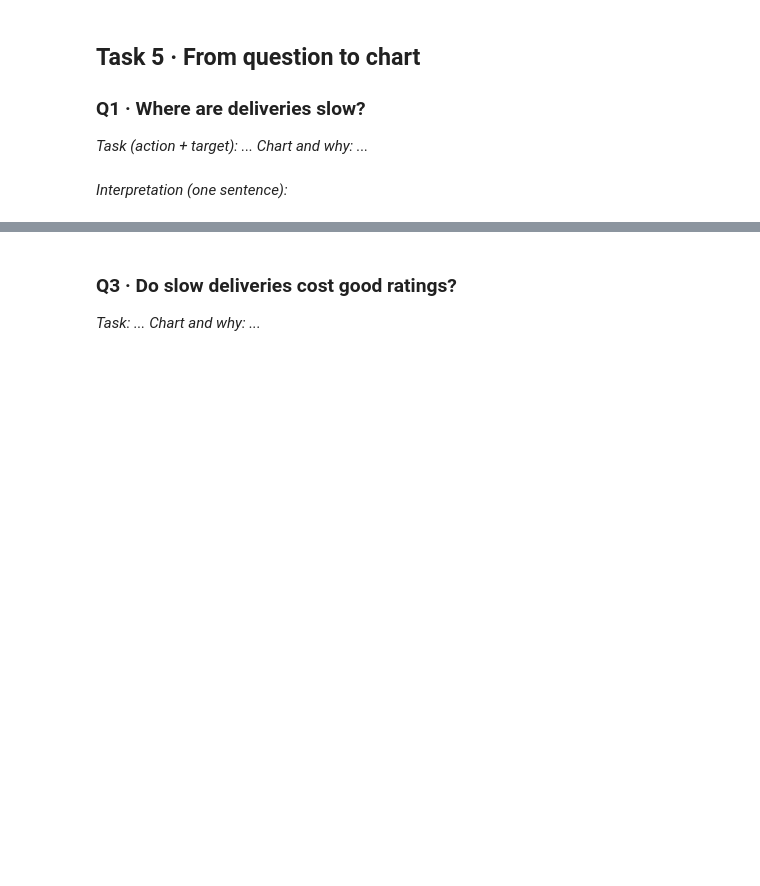
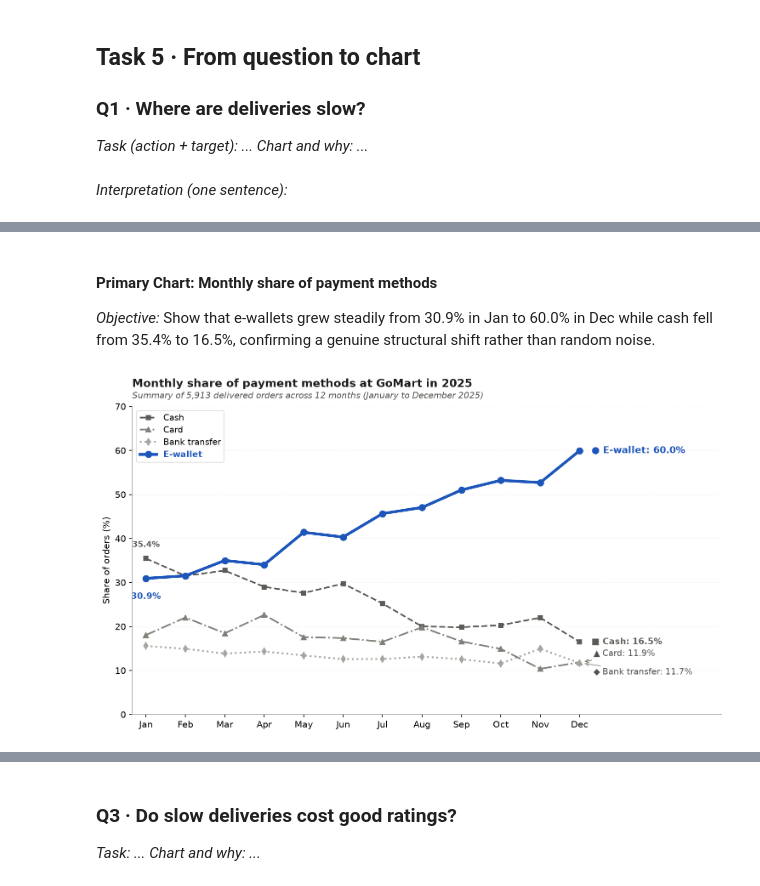
Before and after one commit to hwinhwork-dot/DataViz_Day02_Group, a Jupyter notebook: homework/gh2_gomart/GH2_TeamName.ipynb, the cells around one changed output, grey strips where cells are left out. Cells and saved outputs as stored; diff of their text form; code cells hidden in the pictures; blank space fills up the shorter version.

Commit message:
Thuc hien Q2, 1 primary chart trend line, 2 supporting chart sorted bar

```diff
--- a/homework/gh2_gomart/GH2_TeamName.ipynb
+++ b/homework/gh2_gomart/GH2_TeamName.ipynb
@@ -286,0 +405,57 @@ For averages of `rating`, use `orders["rating"].astype(float)`.
+# %% [markdown]
+#### Primary Chart: Monthly share of payment methods
+*Objective:* Show that e-wallets grew steadily from 30.9% in Jan to 60.0% in Dec while cash fell from 35.4% to 16.5%, confirming a genuine structural shift rather than random noise.
+# %%
+# Monthly share of payment methods at GoMart in 2025 - Line Chart
+p = pct_monthly
+months = list(range(1, 13))
+m_labels = ["Jan", "Feb", "Mar", "Apr", "May", "Jun", "Jul", "Aug", "Sep", "Oct", "Nov", "Dec"]
+
+fig, ax = plt.subplots(figsize=(10, 5.8), dpi=150)
+fig.patch.set_facecolor("#ffffff")
+ax.set_facecolor("#ffffff")
+
+styles = {
+    "Cash":          {"color": "#5c5b57", "ls": "--", "marker": "s", "lw": 1.8, "ms": 5,   "zorder": 3},
+    "Card":          {"color": "#807f7a", "ls": "-.", "marker": "^", "lw": 1.8, "ms": 5.5, "zorder": 3},
+    "Bank transfer": {"color": "#a6a5a0", "ls": ":",  "marker": "d", "lw": 2.0, "ms": 5.5, "zorder": 3},
+    "E-wallet":      {"color": "#1d56ba", "ls": "-",  "marker": "o", "lw": 3.2, "ms": 7,   "zorder": 6},
+}
+
+for method, s in styles.items():
+    ax.plot(months, p[method], label=method, **s)
+
+# Start annotations (Month 1)
+ax.text(1, p["Cash"].iloc[0] + 2.2, f"{p['Cash'].iloc[0]:.1f}%", ha="center", va="bottom", fontsize=9, color="#5c5b57", fontweight="bold")
+ax.text(1, p["E-wallet"].iloc[0] - 3.2, f"{p['E-wallet'].iloc[0]:.1f}%", ha="center", va="top", fontsize=9.5, color="#1d56ba", fontweight="bold")
+
+# End annotations (Month 12) with staggered callouts to prevent collision
+ax.text(12.3, p["E-wallet"].iloc[-1], f"● E-wallet: {p['E-wallet'].iloc[-1]:.1f}%", va="center", fontsize=10.5, fontweight="bold", color="#1d56ba")
+ax.text(12.3, p["Cash"].iloc[-1], f"■ Cash: {p['Cash'].iloc[-1]:.1f}%", va="center", fontsize=9.5, fontweight="bold", color="#5c5b57")
+ax.annotate(f"▲ Card: {p['Card'].iloc[-1]:.1f}%", xy=(12.05, p["Card"].iloc[-1]), xytext=(12.35, 13.8),
+            va="center", fontsize=9.5, color="#52514e",
+            arrowprops=dict(arrowstyle="->", color="#807f7a", lw=1.0, shrinkA=3, shrinkB=3))
+ax.annotate(f"◆ Bank transfer: {p['Bank transfer'].iloc[-1]:.1f}%", xy=(12.05, p["Bank transfer"].iloc[-1]), xytext=(12.35, 9.6),
+            va="center", fontsize=9.5, color="#52514e",
+            arrowprops=dict(arrowstyle="->", color="#9e9d98", lw=1.0, shrinkA=3, shrinkB=3))
+
+# Axis and grid styling
+ax.set(xticks=months, xticklabels=m_labels, ylabel="Share of orders (%)", ylim=(0, 70), xlim=(0.65, 15.6))
+ax.yaxis.grid(True, linestyle=":", alpha=0.5, color="#d9d8d3")
+for s in ["top", "right"]: ax.spines[s].set_visible(False)
+for s in ["left", "bottom"]: ax.spines[s].set_color("#a3a29d")
+
+leg = ax.legend(loc="upper left", frameon=True, framealpha=0.9, edgecolor="#e0dfdb", fontsize=9.5, labelspacing=0.45)
+leg.get_texts()[3].set_weight("bold")
+leg.get_texts()[3].set_color("#1d56ba")
+
+ax.set_title("Monthly share of payment methods at GoMart in 2025", fontsize=12.5, fontweight="bold", pad=22, loc="left", color="#1d1d1b")
+ax.text(0, 1.02, "Summary of 5,913 delivered orders across 12 months (January to December 2025)",
+        transform=ax.transAxes, fontsize=9.5, style="italic", color="#52514e", va="bottom")
+
+plt.tight_layout()
+Path("outputs/figures").mkdir(parents=True, exist_ok=True)
+plt.savefig("outputs/figures/q2_ewallet_trend.png", dpi=200, bbox_inches="tight")
+plt.show()
+# %% [output]
+[figure, added]
```
Also changed, not shown: parts of 15 cells of this notebook, 9 other files.
